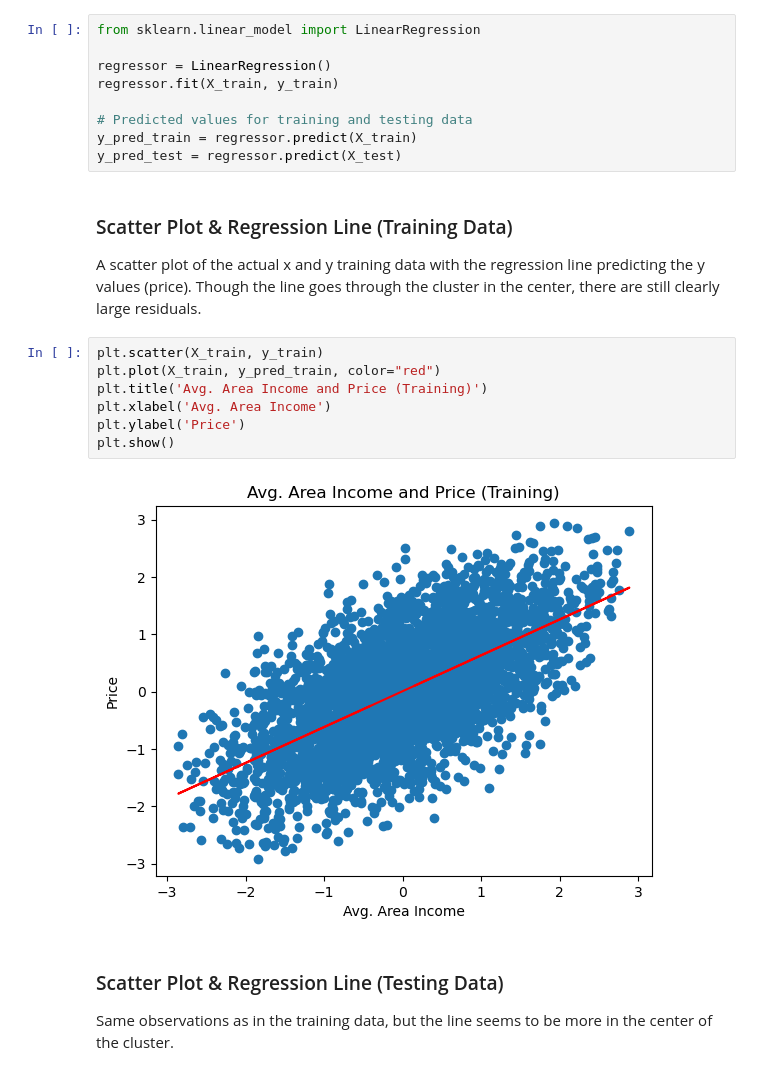
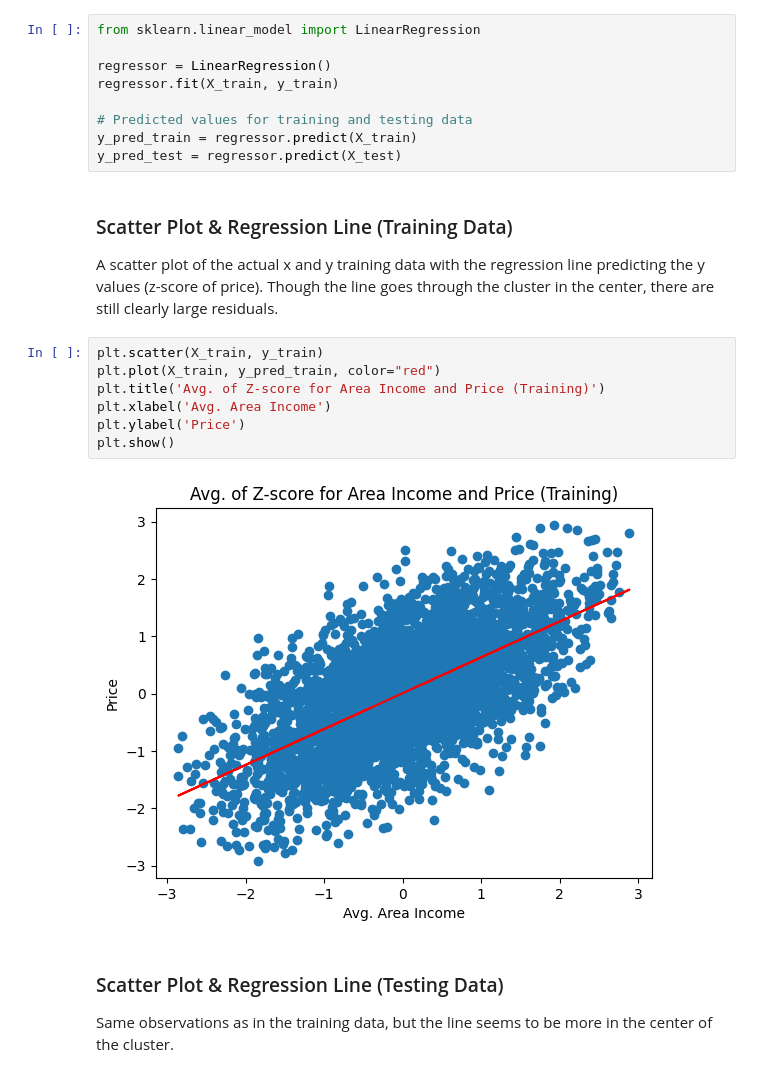
Before and after one commit to itspennyh/linear_regression_project, a Jupyter notebook: regression/simple_multi_regression.ipynb, the cells around one changed output. Saved outputs shown, nothing was run; the diff lists cells and outputs as text.

```diff
--- a/regression/simple_multi_regression.ipynb
+++ b/regression/simple_multi_regression.ipynb
@@ -170,16 +171,16 @@ y_pred_train = regressor.predict(X_train)
 y_pred_test = regressor.predict(X_test)
 # %% [markdown]
 ### Scatter Plot & Regression Line (Training Data)
-A scatter plot of the actual x and y training data with the regression line predicting the y values (price). Though the line goes through the cluster in the center, there are still clearly large residuals.
+A scatter plot of the actual x and y training data with the regression line predicting the y values (z-score of price). Though the line goes through the cluster in the center, there are still clearly large residuals.
 # %%
 plt.scatter(X_train, y_train)
 plt.plot(X_train, y_pred_train, color="red")
-plt.title('Avg. Area Income and Price (Training)')
+plt.title('Avg. of Z-score for Area Income and Price (Training)')
 plt.xlabel('Avg. Area Income')
 plt.ylabel('Price')
 plt.show()
 # %% [output]
-[figure, old version]
+[figure, new version]
 # %% [markdown]
 ### Scatter Plot & Regression Line (Testing Data)
 Same observations as in the training data, but the line seems to be more in the center of the cluster.
```
Also changed, not shown: parts of 14 cells of this notebook, 1 other file.
